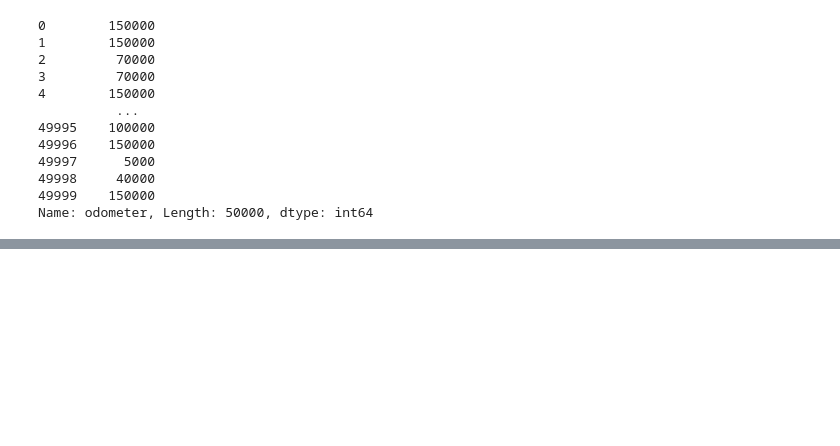
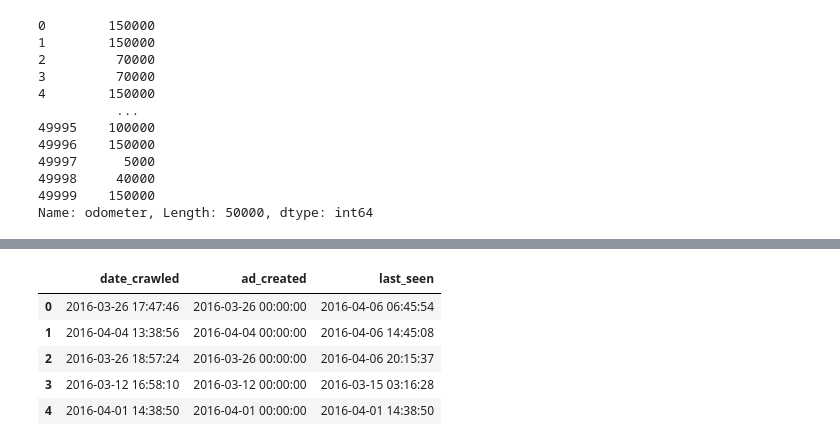
Before and after one commit to pavelbrn/DataQuestProjects, a Jupyter notebook: Project3_Ebay_Car_Sales/Exploring-Ebay-Car-Sales-Data.ipynb, the cells around one changed output, grey strips where cells are left out. Saved outputs shown, nothing was run; the diff lists cells and outputs as text; code cells hidden in the pictures; blank space fills up the shorter version.

```diff
--- a/Project3_Ebay_Car_Sales/Exploring-Ebay-Car-Sales-Data.ipynb
+++ b/Project3_Ebay_Car_Sales/Exploring-Ebay-Car-Sales-Data.ipynb
@@ -259,0 +442,6 @@ autos.head()
+# %%
+# Replace values over 300 000 USD with NaN
+autos.loc[autos["price"]>=300000,"price"] = np.nan
+
+# Double check of there are any cars that cost over 300 000 USD
+autos["price"].describe()
@@ -259,0 +507,9 @@ autos.head()
+# %%
+autos[['date_crawled','ad_created','last_seen']][0:5]
+# %% [output]
+|  | date_crawled | ad_created | last_seen |
+| 0 | 2016-03-26 17:47:46 | 2016-03-26 00:00:00 | 2016-04-06 06:45:54 |
+| 1 | 2016-04-04 13:38:56 | 2016-04-04 00:00:00 | 2016-04-06 14:45:08 |
+| 2 | 2016-03-26 18:57:24 | 2016-03-26 00:00:00 | 2016-04-06 20:15:37 |
+| 3 | 2016-03-12 16:58:10 | 2016-03-12 00:00:00 | 2016-03-15 03:16:28 |
+| 4 | 2016-04-01 14:38:50 | 2016-04-01 00:00:00 | 2016-04-01 14:38:50 |
```
Also changed, not shown: parts of 37 cells of this notebook.
